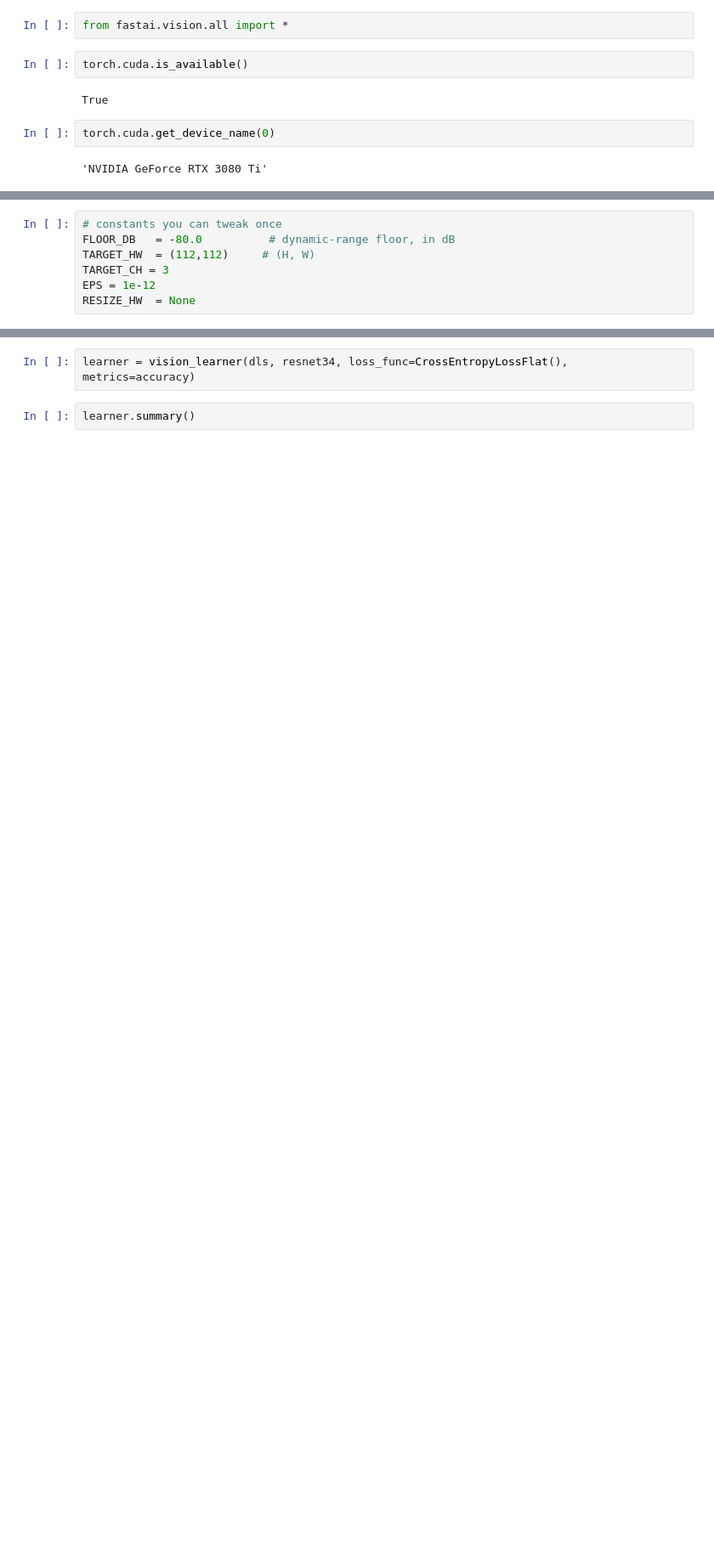
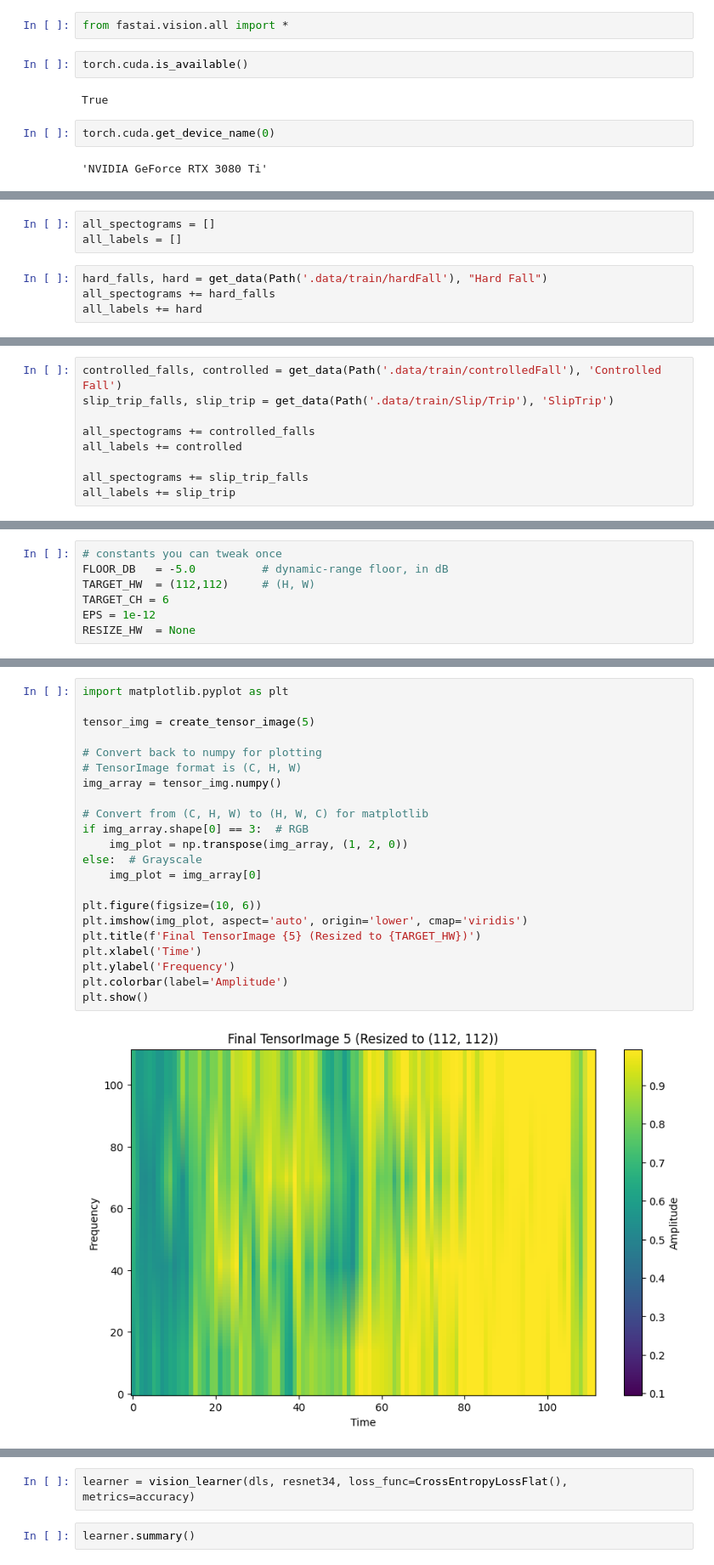
Before and after one commit to Vatnelid-Master-Project/data-analysis, a Jupyter notebook: classification.ipynb, the cells around one changed output, grey strips where cells are left out. Shown at 85% size. Drawn from its saved outputs; the diff is of its cells as text; blank space fills up the shorter version.

```diff
--- a/classification.ipynb
+++ b/classification.ipynb
@@ -40,0 +99,7 @@ all_spectrograms, all_labels = get_spectrograms(Path(".spec/"))
+# %%
+all_spectograms = []
+all_labels = []
+# %%
+hard_falls, hard = get_data(Path('.data/train/hardFall'), "Hard Fall")
+all_spectograms += hard_falls
+all_labels += hard
@@ -40,0 +124,9 @@ all_spectrograms, all_labels = get_spectrograms(Path(".spec/"))
+# %%
+controlled_falls, controlled = get_data(Path('.data/train/controlledFall'), 'Controlled Fall')
+slip_trip_falls, slip_trip = get_data(Path('.data/train/Slip/Trip'), 'SlipTrip')
+
+all_spectograms += controlled_falls
+all_labels += controlled
+
+all_spectograms += slip_trip_falls
+all_labels += slip_trip
@@ -65,7 +200,7 @@ Final shape: (4, 72, 7)
 # %%
 # constants you can tweak once
-FLOOR_DB   = -80.0          # dynamic‑range floor, in dB
+FLOOR_DB   = -5.0          # dynamic‑range floor, in dB
 TARGET_HW  = (112,112)     # (H, W)
-TARGET_CH = 3
+TARGET_CH = 6
 EPS = 1e-12
 RESIZE_HW  = None
@@ -76,2 +244,26 @@ tu = TorchUtil(all_spectrograms, all_labels, TARGET_CH, TARGET_HW, EPS, FLOOR_DB
+# %%
+import matplotlib.pyplot as plt
+
+tensor_img = create_tensor_image(5)
+
+# Convert back to numpy for plotting
+# TensorImage format is (C, H, W)
+img_array = tensor_img.numpy()
+
+# Convert from (C, H, W) to (H, W, C) for matplotlib
+if img_array.shape[0] == 3:  # RGB
+    img_plot = np.transpose(img_array, (1, 2, 0))
+else:  # Grayscale
+    img_plot = img_array[0]
+
+plt.figure(figsize=(10, 6))
+plt.imshow(img_plot, aspect='auto', origin='lower', cmap='viridis')
+plt.title(f'Final TensorImage {5} (Resized to {TARGET_HW})')
+plt.xlabel('Time')
+plt.ylabel('Frequency')
+plt.colorbar(label='Amplitude')
+plt.show()
+# %% [output]
+[figure, added]
 # %%
 def get_x(i):
```
Also changed, not shown: parts of 36 cells of this notebook, 3 other files.
